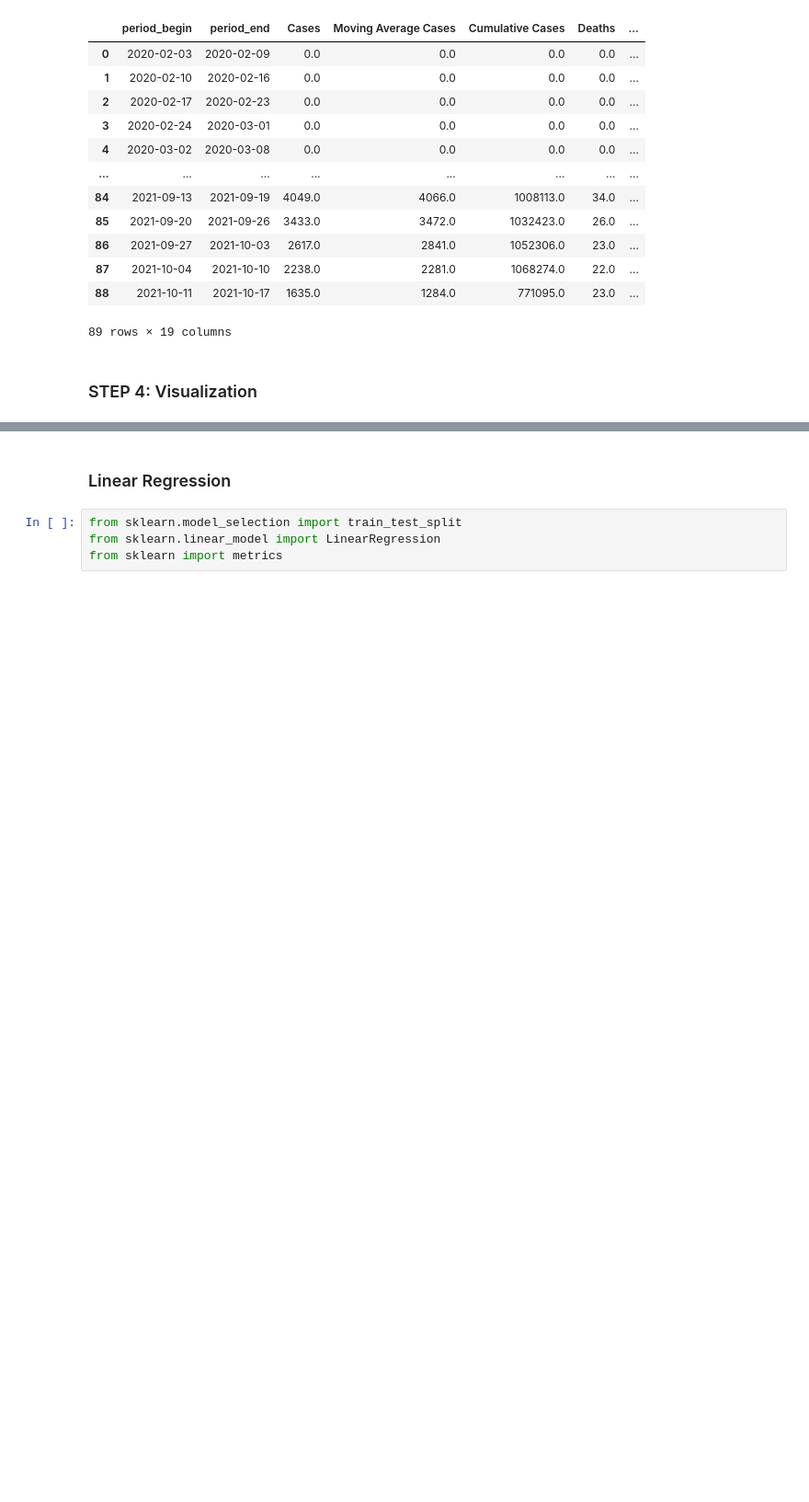
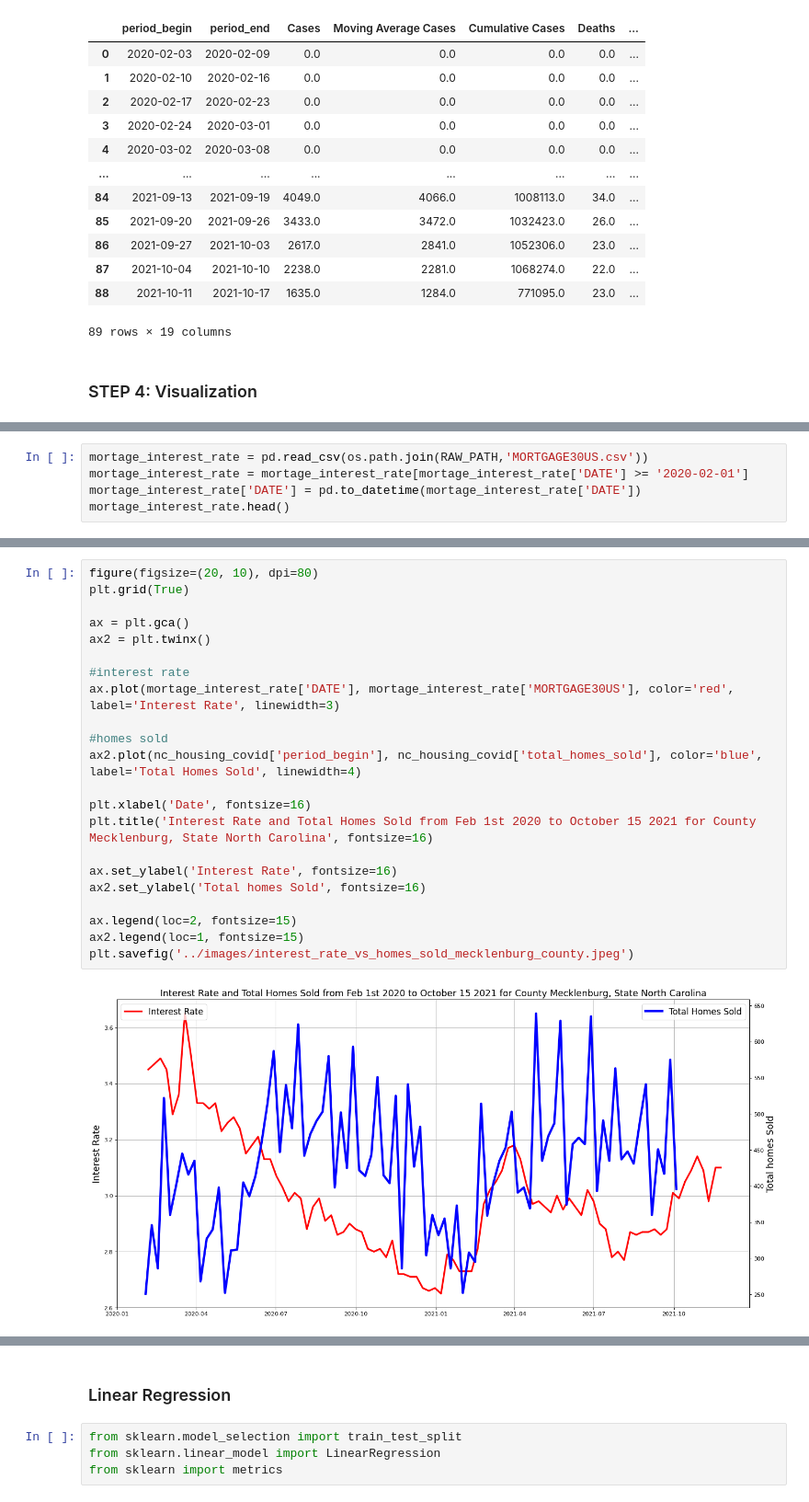
Before and after one commit to Poornima-Muthukumar/DATA512, a Jupyter notebook: data-512-final-project/src/Final-Project.ipynb, the cells around one changed output, grey strips where cells are left out. Shown at 92% size. Cells and saved outputs as stored; diff of their text form; blank space fills up the shorter version.

```diff
--- a/data-512-final-project/src/Final-Project.ipynb
+++ b/data-512-final-project/src/Final-Project.ipynb
@@ -370,2 +371,7 @@ plt.savefig('../results/weekly_cases_vs_new_listing_mecklenburg_county.jpeg')
 # %% [output]
 [figure]
+# %%
+mortage_interest_rate = pd.read_csv(os.path.join(RAW_PATH,'MORTGAGE30US.csv'))
+mortage_interest_rate = mortage_interest_rate[mortage_interest_rate['DATE'] >= '2020-02-01']
+mortage_interest_rate['DATE'] = pd.to_datetime(mortage_interest_rate['DATE'])
+mortage_interest_rate.head()
@@ -371,0 +385,24 @@ plt.savefig('../results/weekly_cases_vs_new_listing_mecklenburg_county.jpeg')
+# %%
+figure(figsize=(20, 10), dpi=80)
+plt.grid(True)
+
+ax = plt.gca()
+ax2 = plt.twinx()
+
+#interest rate
+ax.plot(mortage_interest_rate['DATE'], mortage_interest_rate['MORTGAGE30US'], color='red', label='Interest Rate', linewidth=3)
+
+#homes sold
+ax2.plot(nc_housing_covid['period_begin'], nc_housing_covid['total_homes_sold'], color='blue', label='Total Homes Sold', linewidth=4)
+
+plt.xlabel('Date', fontsize=16)
+plt.title('Interest Rate and Total Homes Sold from Feb 1st 2020 to October 15 2021 for County Mecklenburg, State North Carolina', fontsize=16)
+
+ax.set_ylabel('Interest Rate', fontsize=16)
+ax2.set_ylabel('Total homes Sold', fontsize=16)
+
+ax.legend(loc=2, fontsize=15)
+ax2.legend(loc=1, fontsize=15)
+plt.savefig('../images/interest_rate_vs_homes_sold_mecklenburg_county.jpeg')
+# %% [output]
+[figure, added]
```
Also changed, not shown: parts of 18 cells of this notebook, 24 other files.
